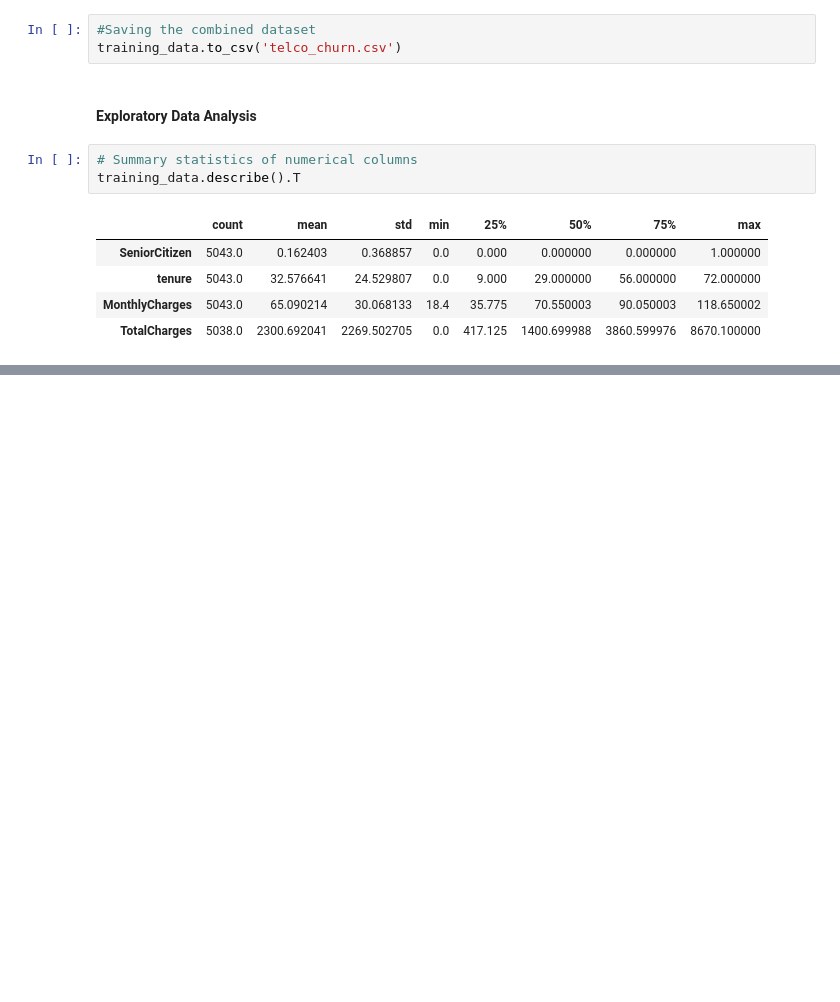
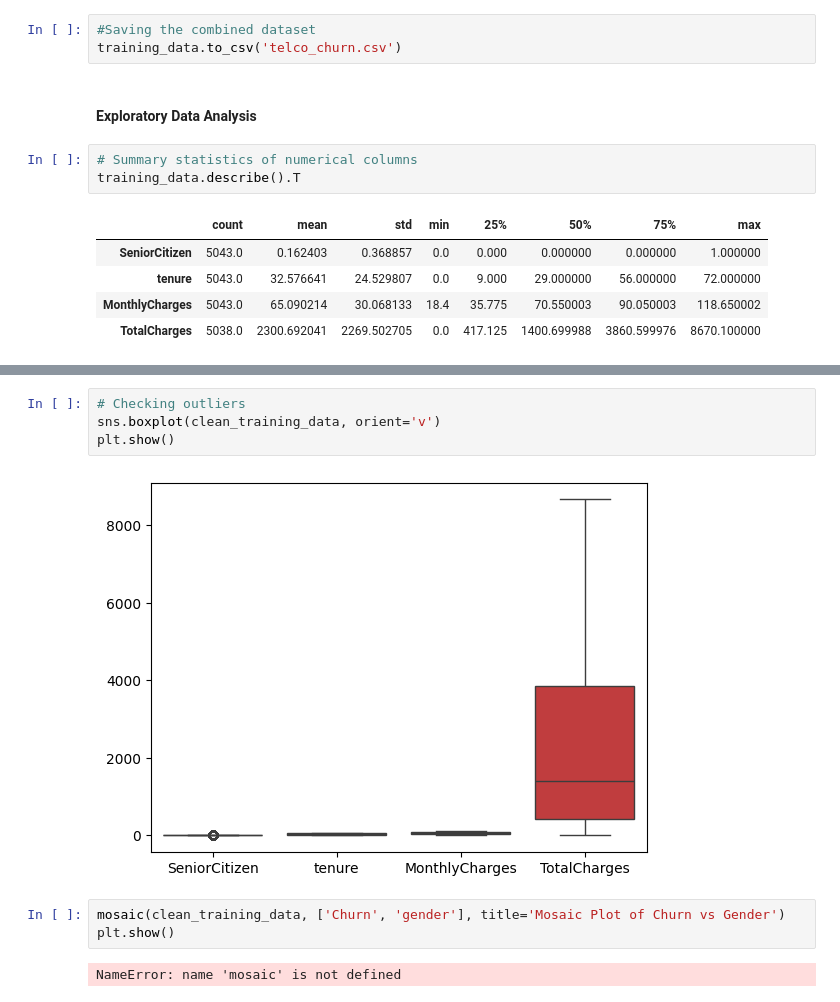
Before and after one commit to GeGe-K/Customer-Churn-Prediction, a Jupyter notebook: churn.ipynb, the cells around one changed output, grey strips where cells are left out. Drawn from its saved outputs; the diff is of its cells as text; blank space fills up the shorter version.

```diff
--- a/churn.ipynb
+++ b/churn.ipynb
@@ -369,0 +512,11 @@ dtype: int64
+# %%
+# Checking outliers
+sns.boxplot(clean_training_data, orient='v')
+plt.show()
+# %% [output]
+[figure, added]
+# %%
+mosaic(clean_training_data, ['Churn', 'gender'], title='Mosaic Plot of Churn vs Gender')
+plt.show()
+# %% [output]
+NameError: name 'mosaic' is not defined
```
Also changed, not shown: parts of 8 cells of this notebook.
